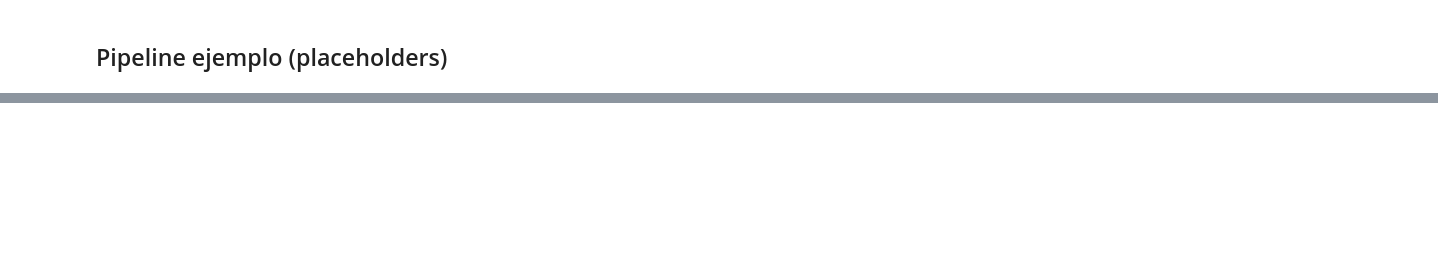
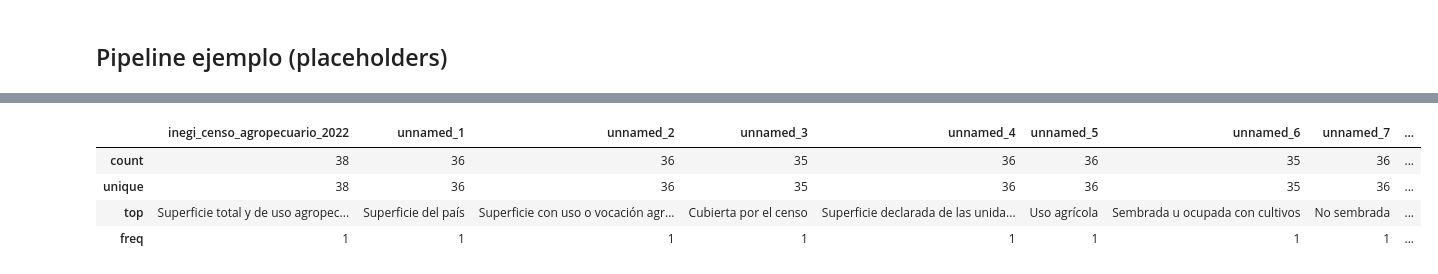
Before and after one commit to 3tagoras/agricultura-inegi, a Jupyter notebook: notebooks/01_ETL.ipynb, the cells around one changed output, grey strips where cells are left out. Drawn from its saved outputs; the diff is of its cells as text; code cells hidden in the pictures; blank space fills up the shorter version.

```diff
--- a/notebooks/01_ETL.ipynb
+++ b/notebooks/01_ETL.ipynb
@@ -14,0 +65,4 @@ files
+# %%
+data_path = './temp_csv'
+files = os.listdir(data_path)
+files
@@ -42,8 +129,8 @@ example_file
-# %%
-if example_file:
-    df = load_dataset(example_file)
-    df = clean_columns(df)
-    df = add_variables(df)
-    df.head()
-else:
-    'No CSV files found to demonstrate ETL.'
+# %%
+df.describe()
+# %% [output]
+|  | inegi_censo_agropecuario_2022 | unnamed_1 | unnamed_2 | unnamed_3 | unnamed_4 | unnamed_5 | unnamed_6 | unnamed_7 | ... |
+| count | 38 | 36 | 36 | 35 | 36 | 36 | 35 | 36 | ... |
+| unique | 38 | 36 | 36 | 35 | 36 | 36 | 35 | 36 | ... |
+| top | Superficie total y de uso agropec... | Superficie del país | Superficie con uso o vocación agr... | Cubierta por el censo | Superficie declarada de las unida... | Uso agrícola | Sembrada u ocupada con cultivos | No sembrada | ... |
+| freq | 1 | 1 | 1 | 1 | 1 | 1 | 1 | 1 | ... |
```
Also changed, not shown: parts of 4 cells of this notebook.
